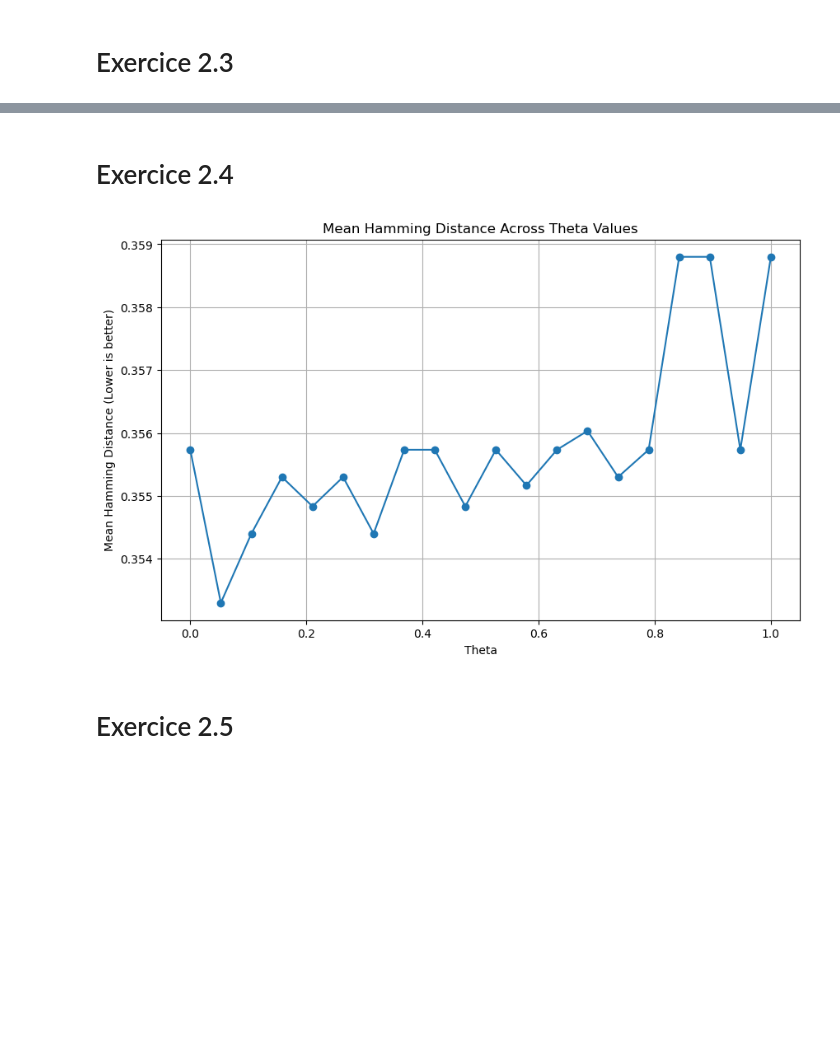
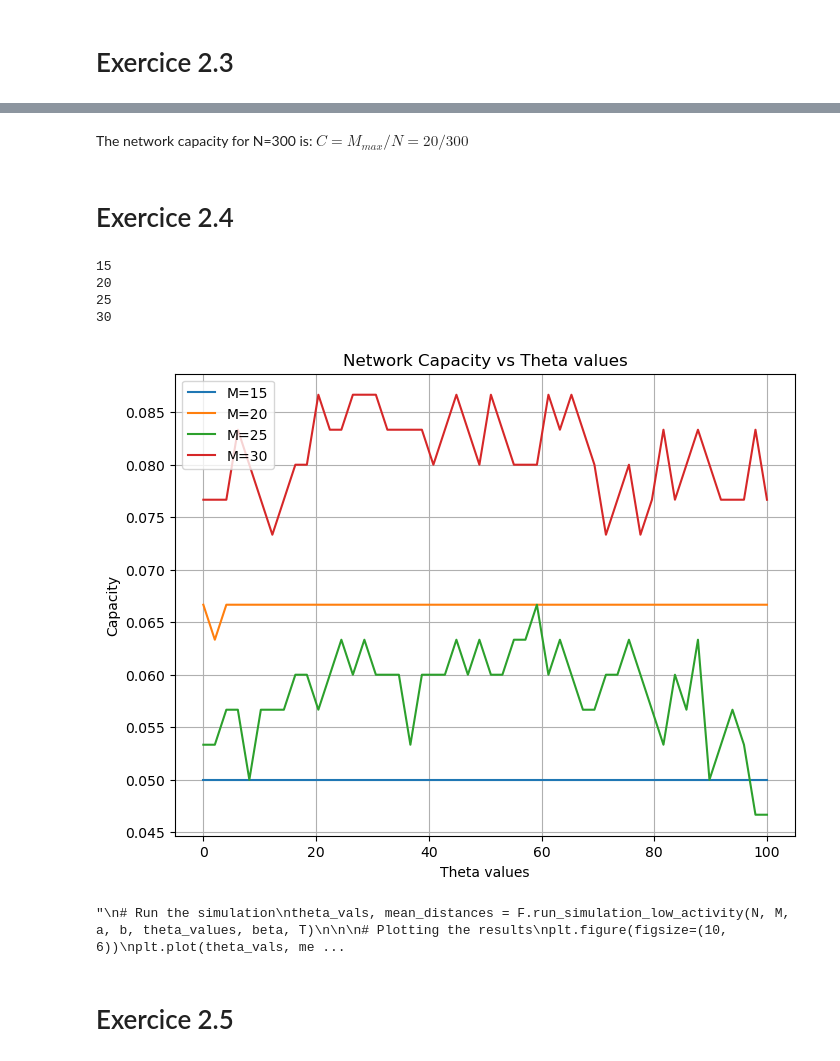
Before and after one commit to AdrienFeillard/CNNN-project, a Jupyter notebook: Exo2.ipynb, the cells around one changed output, grey strips where cells are left out. Drawn from its saved outputs; the diff is of its cells as text; code cells hidden in the pictures; blank space fills up the shorter version.

```diff
--- a/Exo2.ipynb
+++ b/Exo2.ipynb
@@ -32,7 +32,7 @@ beta=4
 c=2/(a*(1-a))
 T=20
 patterns=F.generate_low_activity_patterns(N,M,a)
-initial_state = F.flip_bits(patterns[0], c=0.15)
+initial_state = F.flip_bits_V1(patterns[0], c=0.15)
 
 weight=F.compute_weight_matrix(patterns,N,a,b)
 #theta =np.sum(weight)
@@ -115,0 +80,30 @@ F.run_simulation_and_plot(N, M_values, a, b, theta_values, beta, T)
+# %%
+importlib.reload(F)
+dict_sizes = range(5, 101, 1)  # Example range
+errors = []
+stds = []
+retrievals = []
+a=0.5
+theta=0
+for M in dict_sizes:
+    mean_error, std_error, avg_retrieved = F.run_low_activity_simulation_dictionary(M, a,theta)
+    errors.append(mean_error)
+    stds.append(std_error)
+    retrievals.append(avg_retrieved)
+
+# Plotting the results
+plt.figure(figsize=(9.5,6))
+plt.errorbar(dict_sizes, errors, yerr=stds, fmt='ro', label='Error of pattern retrieval')
+plt.xlabel('Dictionary Size (M)')
+plt.ylabel('Error')
+plt.legend()
+plt.savefig("./Figures/error_of_retrieval_pattern_low.png")
+plt.show()
+
+plt.figure(figsize=(10,6))
+plt.plot(dict_sizes, retrievals, 'ro', label='Number of retrieved patterns')
+plt.xlabel('Dictionary Size (M)')
+plt.ylabel('Retrieved Patterns')
+plt.legend()
+plt.savefig("./Figures/number_of_retrieved_pattern_low.png")
+plt.show()
@@ -116,32 +113,45 @@ F.run_simulation_and_plot(N, M_values, a, b, theta_values, beta, T)
+# %% [markdown]
+The network capacity for N=300 is: $C=M_{max}/N=20/300$
 # %% [markdown]
 # Exercice 2.4
 # %%
 importlib.reload(F)
 # Ex 2.4 Find the threshold θ that corresponds to the best capacity for a=b=0.5
 # This involves running simulations over a range of θ values and observing which one results in the highest capacity.
 
 N = 300  # Number of neurons
-M = 50    # Number of patterns
+M_values=range(15, 31, 5)   # Number of patterns
 a = 0.5  # Activity level
 b=0.5
-theta_values = np.linspace(0, 1, 20)  # Range of theta values to test
+M=20
+theta_values = np.linspace(0,100, 50)  # Range of theta values to test
 beta = 4  # Inverse temperature
 T = 20   # Time steps
 
+F.capacity_study_theta(N,M_values,a, theta_values, trials=10)
+
+
+'''
 # Run the simulation
 theta_vals, mean_distances = F.run_simulation_low_activity(N, M, a, b, theta_values, beta, T)
 
 
 # Plotting the results
 plt.figure(figsize=(10, 6))
 plt.plot(theta_vals, mean_distances, marker='o')
 plt.title('Mean Hamming Distance Across Theta Values')
 plt.xlabel('Theta')
 plt.ylabel('Mean Hamming Distance (Lower is better)')
 plt.grid(True)
 plt.show()
+'''
 # %% [output]
+15
+20
+25
+30
-[figure, old version]
+[figure, new version]
+"\n# Run the simulation\ntheta_vals, mean_distances = F.run_simulation_low_activity(N, M, a, b, theta_values, beta, T)\n\n\n# Plotting the results\nplt.figure(figsize=(10, 6))\nplt.plot(theta_vals, me ...
 # %% [markdown]
 # Exercice 2.5
 # %%
```
Also changed, not shown: parts of 7 cells of this notebook, 12 other files.
